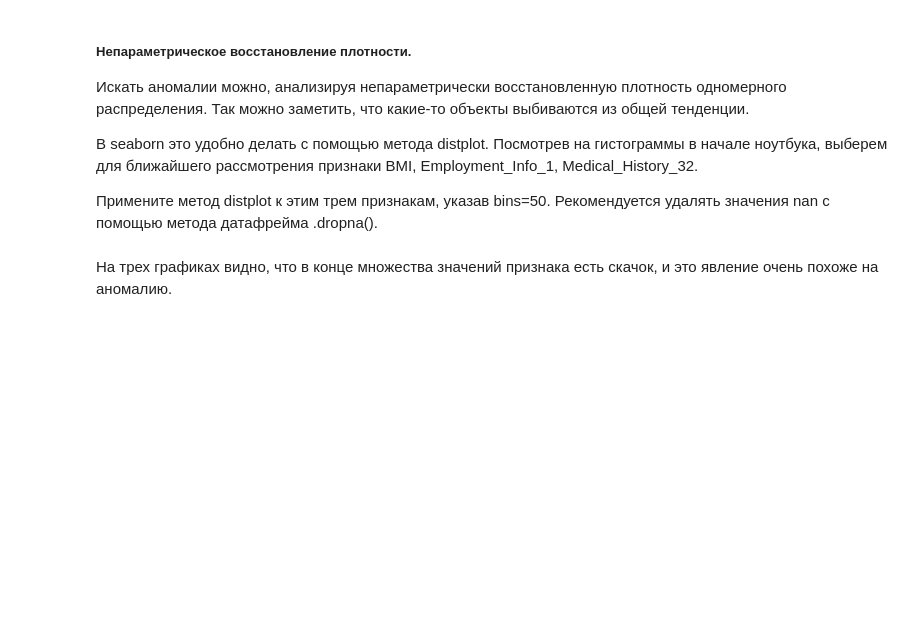
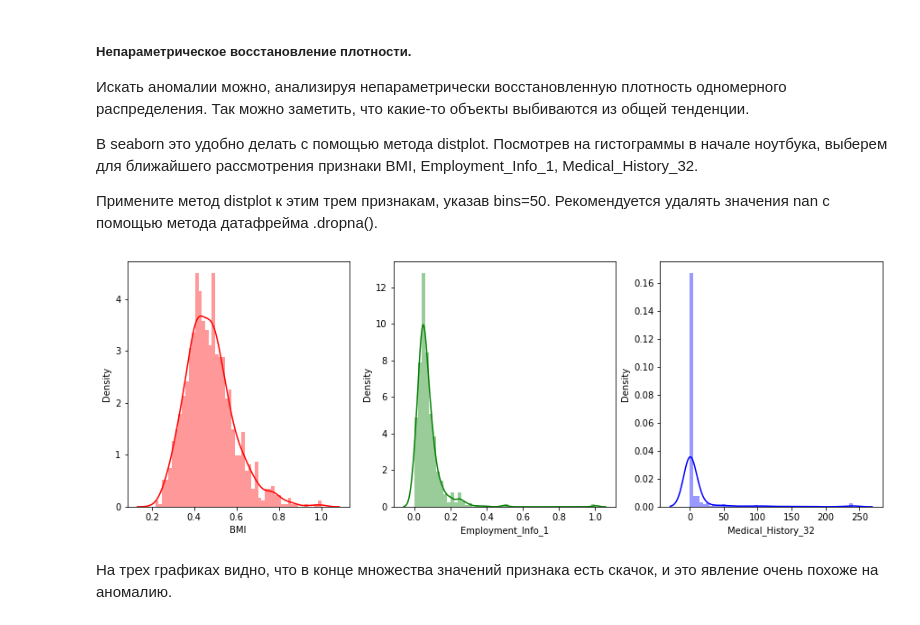
Before and after one commit to margaritik/3_coursera, a Jupyter notebook: week3/VisualizationPeerReview.ipynb, the cells around one changed output. Drawn from its saved outputs; the diff is of its cells as text; code cells hidden in the pictures; blank space fills up the shorter version.

```diff
--- a/week3/VisualizationPeerReview.ipynb
+++ b/week3/VisualizationPeerReview.ipynb
@@ -509,3 +526,17 @@ labels = svm_.predict(sdata[person_features])
+# %%
+# Код 8. Восстановите плотности трех для трех указанных признаков
+import seaborn as sns
+lst_feat = ['BMI', 'Employment_Info_1', 'Medical_History_32']
+ddata = data[lst_feat].dropna()
+col = ['r', 'g', 'b']
+
+fig, ax = plt.subplots(figsize = (15, 5))
+
+for (i, item), c in zip(enumerate(lst_feat), col):
+    plt.subplot(1, 3, i + 1)
+    sns.distplot(ddata[item], bins=50, color=c)
+# %% [output]
+[figure, added]
 # %% [markdown]
 На трех графиках видно, что в конце множества значений признака есть скачок, и это явление очень похоже на аномалию.
 # %% [markdown]
```
Also changed, not shown: parts of 2 cells of this notebook.
